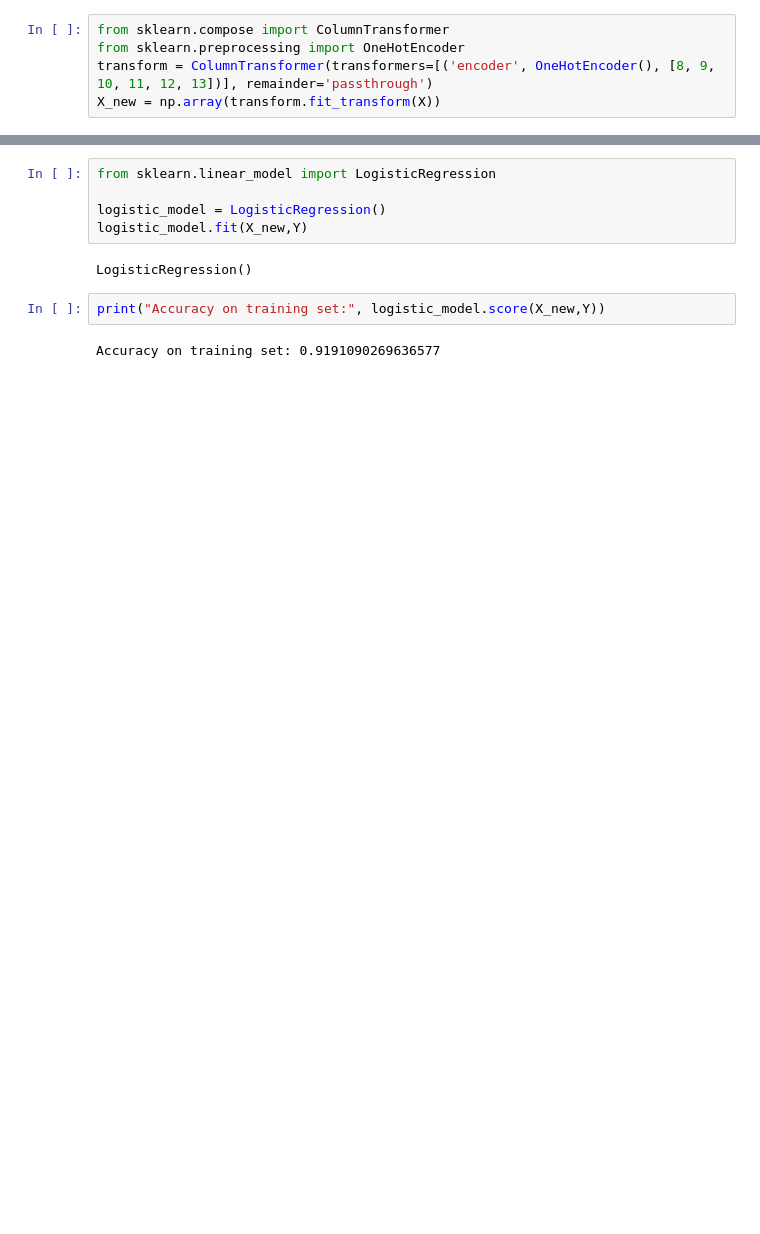
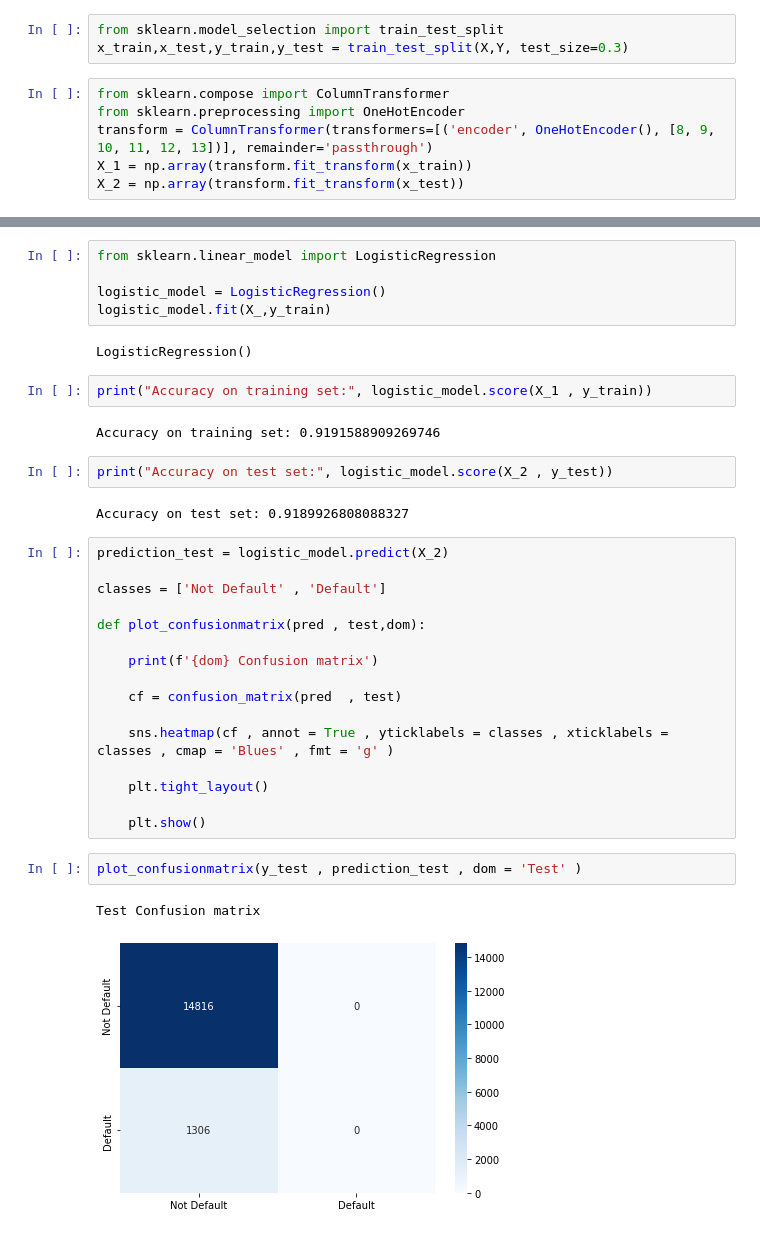
Before and after one commit to Asanka98/Regression, a Jupyter notebook: Logistic Regression/Logistic Regression V1.ipynb, the cells around one changed output, grey strips where cells are left out. Saved outputs shown, nothing was run; the diff lists cells and outputs as text; blank space fills up the shorter version.

Commit message:
logistic regression finish

```diff
--- a/Logistic Regression/Logistic Regression V1.ipynb
+++ b/Logistic Regression/Logistic Regression V1.ipynb
@@ -410,6 +409,10 @@ categ_dummy_list = ['X8', 'X9', 'X10', 'X11', 'X12', 'X13']
+# %%
+from sklearn.model_selection import train_test_split
+x_train,x_test,y_train,y_test = train_test_split(X,Y, test_size=0.3)
 # %%
 from sklearn.compose import ColumnTransformer
 from sklearn.preprocessing import OneHotEncoder
 transform = ColumnTransformer(transformers=[('encoder', OneHotEncoder(), [8, 9, 10, 11, 12, 13])], remainder='passthrough')
-X_new = np.array(transform.fit_transform(X))
+X_1 = np.array(transform.fit_transform(x_train))
+X_2 = np.array(transform.fit_transform(x_test))
 # %%
@@ -420,10 +423,35 @@ X_new.shape
 from sklearn.linear_model import LogisticRegression
 
 logistic_model = LogisticRegression()
-logistic_model.fit(X_new,Y)
+logistic_model.fit(X_,y_train)
 # %% [output]
 LogisticRegression()
 # %%
-print("Accuracy on training set:", logistic_model.score(X_new,Y))
+print("Accuracy on training set:", logistic_model.score(X_1 , y_train))
 # %% [output]
-Accuracy on training set: 0.9191090269636577
+Accuracy on training set: 0.9191588909269746
+# %%
+print("Accuracy on test set:", logistic_model.score(X_2 , y_test))
+# %% [output]
+Accuracy on test set: 0.9189926808088327
+# %%
+prediction_test = logistic_model.predict(X_2)
+
+classes = ['Not Default' , 'Default']
+
+def plot_confusionmatrix(pred , test,dom):
+
+    print(f'{dom} Confusion matrix')
+
+    cf = confusion_matrix(pred  , test)
+
+    sns.heatmap(cf , annot = True , yticklabels = classes , xticklabels = classes , cmap = 'Blues' , fmt = 'g' )
+
+    plt.tight_layout()
+
+    plt.show()
+# %%
+plot_confusionmatrix(y_test , prediction_test , dom = 'Test' )
+# %% [output]
+Test Confusion matrix
+[figure, added]
```
Also changed, not shown: parts of 5 cells of this notebook.
